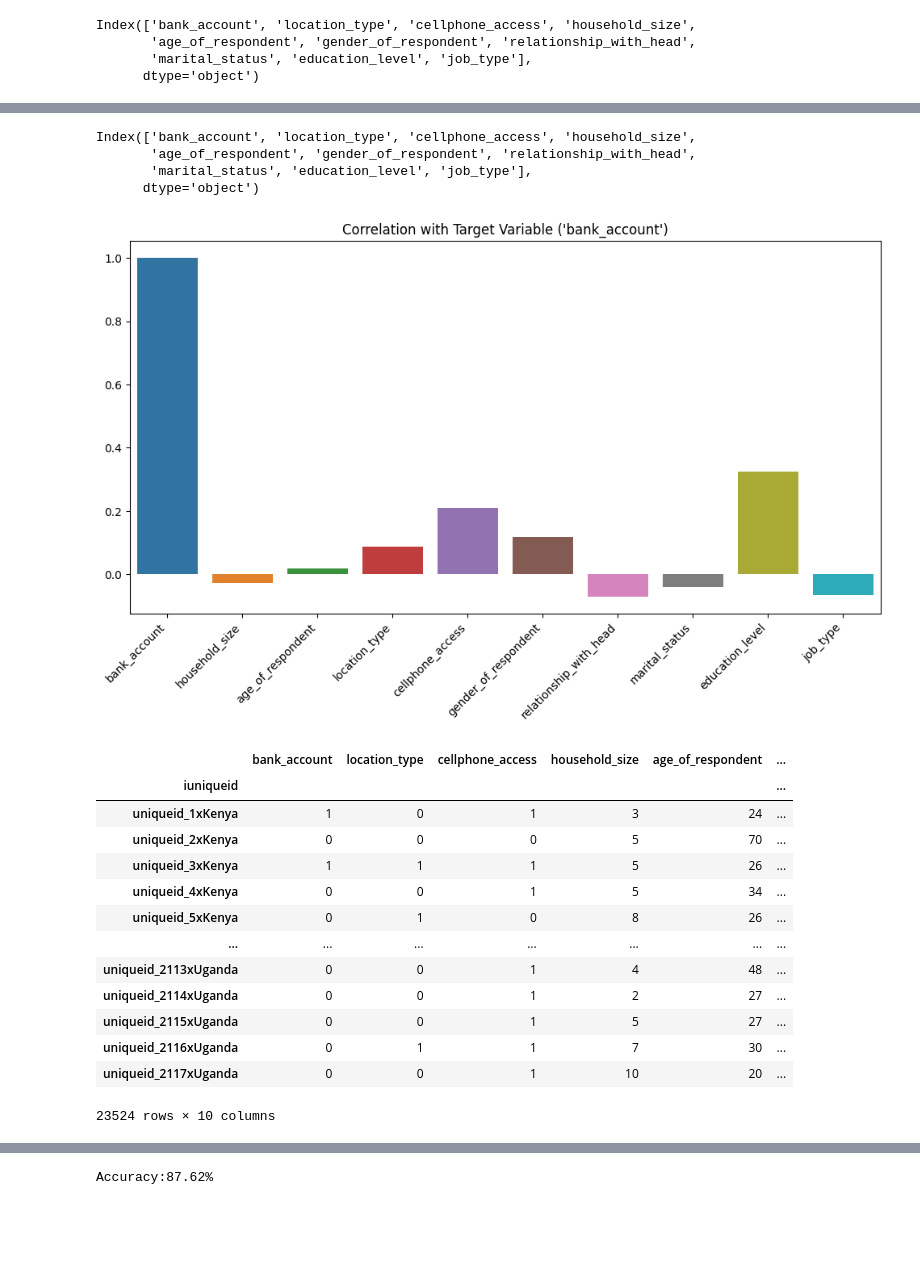
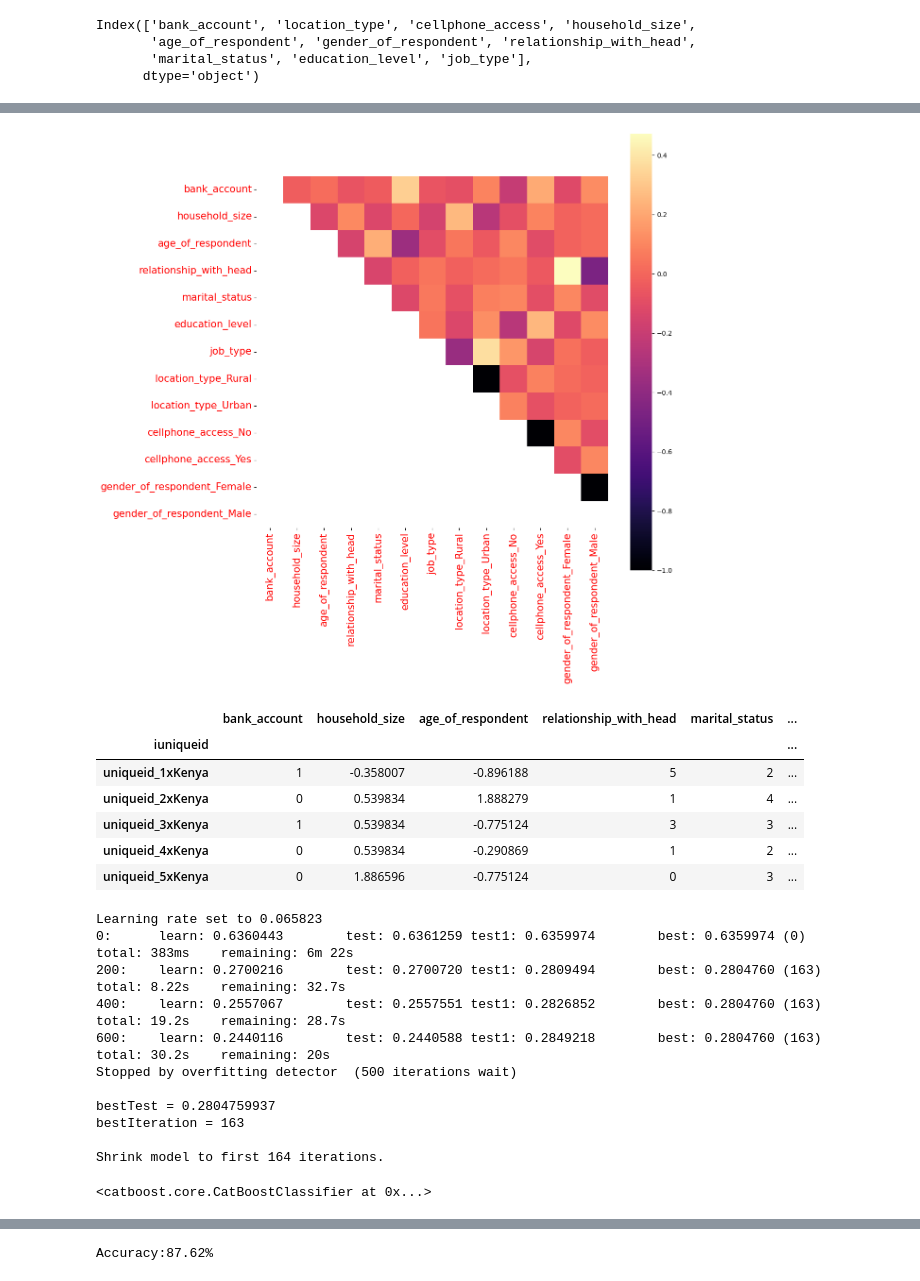
Before and after one commit to datakiptoo/Financial_Inclusion, a Jupyter notebook: hack.ipynb, the cells around one changed output, grey strips where cells are left out. Saved outputs shown, nothing was run; the diff lists cells and outputs as text; code cells hidden in the pictures; blank space fills up the shorter version.

```diff
--- a/hack.ipynb
+++ b/hack.ipynb
@@ -608,3 +736,0 @@ new_data
-# %%
-#Target Variable
-new_data['bank_account']=new_data['bank_account'].replace({'Yes':1,'No':0})
@@ -640,0 +762,12 @@ new_data.duplicated().sum()
+# %%
+plt.figure(figsize = (12,12))
+corr_matrix=new_data.corr()
+
+matrix = np.tril(corr_matrix) # take lower correlation matrix
+
+# Draw the heatmap with the mask
+sb.heatmap(corr_matrix.T, mask=matrix, square=True, cmap = 'magma')
+plt.xticks(size = 15,color = 'red')
+plt.yticks(size = 15,  color = 'red');
+# %% [output]
+[figure, added]
@@ -641,7 +779,10 @@ new_data.duplicated().sum()
 # %%
-new_data.columns
+new_data.head()
 # %% [output]
-Index(['bank_account', 'location_type', 'cellphone_access', 'household_size',
-       'age_of_respondent', 'gender_of_respondent', 'relationship_with_head',
-       'marital_status', 'education_level', 'job_type'],
-      dtype='object')
+|  | bank_account | household_size | age_of_respondent | relationship_with_head | marital_status | ... |
+| iuniqueid |  |  |  |  |  | ... |
+| uniqueid_1xKenya | 1 | -0.358007 | -0.896188 | 5 | 2 | ... |
+| uniqueid_2xKenya | 0 | 0.539834 | 1.888279 | 1 | 4 | ... |
+| uniqueid_3xKenya | 1 | 0.539834 | -0.775124 | 3 | 3 | ... |
+| uniqueid_4xKenya | 0 | 0.539834 | -0.290869 | 1 | 2 | ... |
+| uniqueid_5xKenya | 0 | 1.886596 | -0.775124 | 0 | 3 | ... |
@@ -667,29 +789 @@ correlation_results = pd.concat([correlation_numerical, pd.Series(correlation_ca
-# %%
-import seaborn as sns
-import matplotlib.pyplot as plt
-
-plt.figure(figsize=(12, 6))
-sns.barplot(x=correlation_results.index, y=correlation_results.values)
-plt.xticks(rotation=45, ha='right')
-plt.title("Correlation with Target Variable ('bank_account')")
-plt.show()
-# %% [output]
-[figure, removed]
-# %%
-new_data
-# %% [output]
-|  | bank_account | location_type | cellphone_access | household_size | age_of_respondent | ... |
-| iuniqueid |  |  |  |  |  | ... |
-| uniqueid_1xKenya | 1 | 0 | 1 | 3 | 24 | ... |
-| uniqueid_2xKenya | 0 | 0 | 0 | 5 | 70 | ... |
-| uniqueid_3xKenya | 1 | 1 | 1 | 5 | 26 | ... |
-| uniqueid_4xKenya | 0 | 0 | 1 | 5 | 34 | ... |
-| uniqueid_5xKenya | 0 | 1 | 0 | 8 | 26 | ... |
-| ... | ... | ... | ... | ... | ... | ... |
-| uniqueid_2113xUganda | 0 | 0 | 1 | 4 | 48 | ... |
-| uniqueid_2114xUganda | 0 | 0 | 1 | 2 | 27 | ... |
-| uniqueid_2115xUganda | 0 | 0 | 1 | 5 | 27 | ... |
-| uniqueid_2116xUganda | 0 | 1 | 1 | 7 | 30 | ... |
-| uniqueid_2117xUganda | 0 | 0 | 1 | 10 | 20 | ... |
-23524 rows × 10 columns
 # %%
@@ -697,0 +792,22 @@ y=train_data['bank_account']
+# %%
+model = catt.CatBoostClassifier(random_state = 42,)
+
+import random
+random.seed(123)
+
+train_features, valid_features, train_y, valid_y = train_test_split(X, y, test_size = 0.18, stratify = y,random_state = 47)
+model.fit(train_features, train_y,eval_set = [(train_features, train_y),(valid_features,valid_y)], early_stopping_rounds = 500,
+          verbose = 200)
+# %% [output]
+Learning rate set to 0.065823
+0:      learn: 0.6360443        test: 0.6361259 test1: 0.6359974        best: 0.6359974 (0)     total: 383ms    remaining: 6m 22s
+200:    learn: 0.2700216        test: 0.2700720 test1: 0.2809494        best: 0.2804760 (163)   total: 8.22s    remaining: 32.7s
+400:    learn: 0.2557067        test: 0.2557551 test1: 0.2826852        best: 0.2804760 (163)   total: 19.2s    remaining: 28.7s
+600:    learn: 0.2440116        test: 0.2440588 test1: 0.2849218        best: 0.2804760 (163)   total: 30.2s    remaining: 20s
+Stopped by overfitting detector  (500 iterations wait)
+
+bestTest = 0.2804759937
+bestIteration = 163
+
+Shrink model to first 164 iterations.
+<catboost.core.CatBoostClassifier at 0x...>
```
Also changed, not shown: parts of 82 cells of this notebook, 5 other files.
